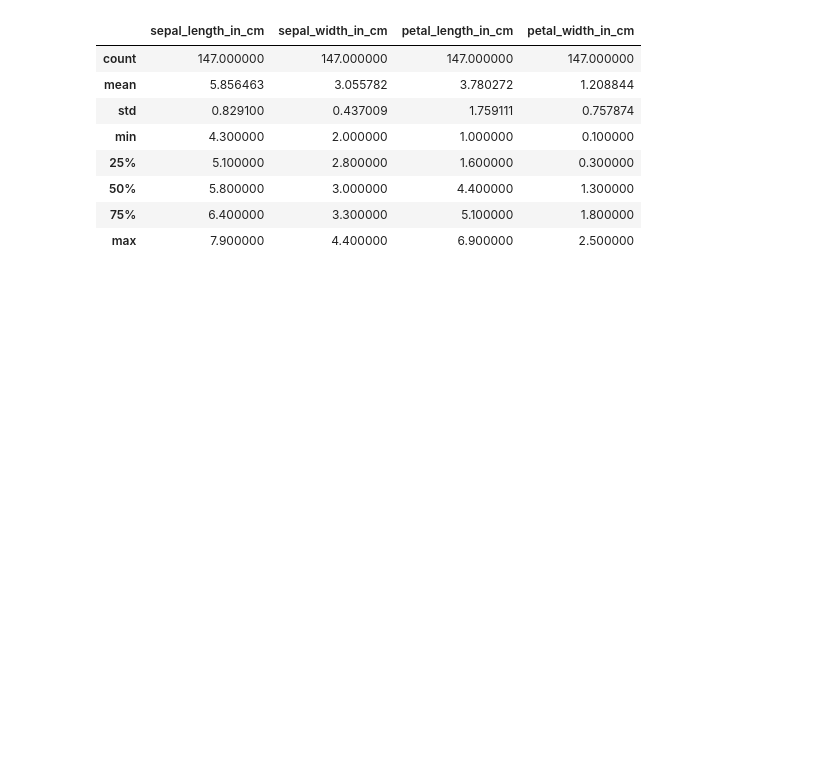
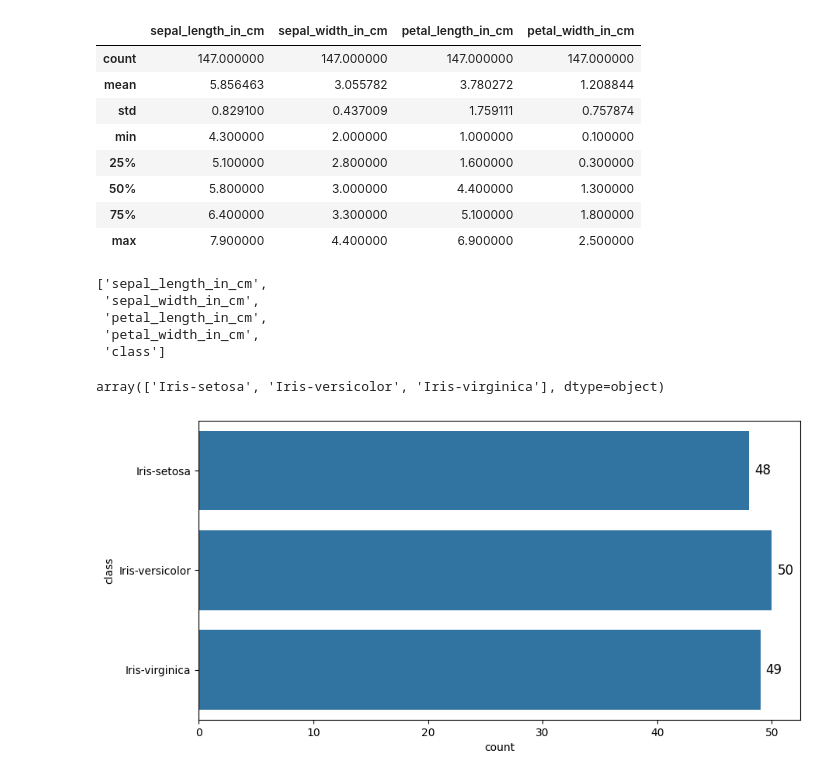
Before and after one commit to HMendesDev/Data-Science, a Jupyter notebook: KMeans.ipynb, the cells around one changed output. Cells and saved outputs as stored; diff of their text form; code cells hidden in the pictures; blank space fills up the shorter version.

```diff
--- a/KMeans.ipynb
+++ b/KMeans.ipynb
@@ -97,0 +110,3 @@ dtype: int64
+# %%
+df.columns = [col.strip() for col in df.columns]
+list(df.columns)
@@ -107,3 +132,22 @@ df.describe()
 | 50% | 5.800000 | 3.000000 | 4.400000 | 1.300000 |
 | 75% | 6.400000 | 3.300000 | 5.100000 | 1.800000 |
 | max | 7.900000 | 4.400000 | 6.900000 | 2.500000 |
+# %%
+list(df.columns)
+# %% [output]
+['sepal_length_in_cm',
+ 'sepal_width_in_cm',
+ 'petal_length_in_cm',
+ 'petal_width_in_cm',
+ 'class']
+# %%
+df["class"].unique()
+# %% [output]
+array(['Iris-setosa', 'Iris-versicolor', 'Iris-virginica'], dtype=object)
+# %%
+plt.figure(figsize=(10,5))
+ax = sns.countplot(df["class"])
+ax.bar_label(ax.containers[0], fontsize = 12, color="black", padding=5)
+plt.show()
+# %% [output]
+[figure, added]
```
Also changed, not shown: parts of 31 cells of this notebook.
